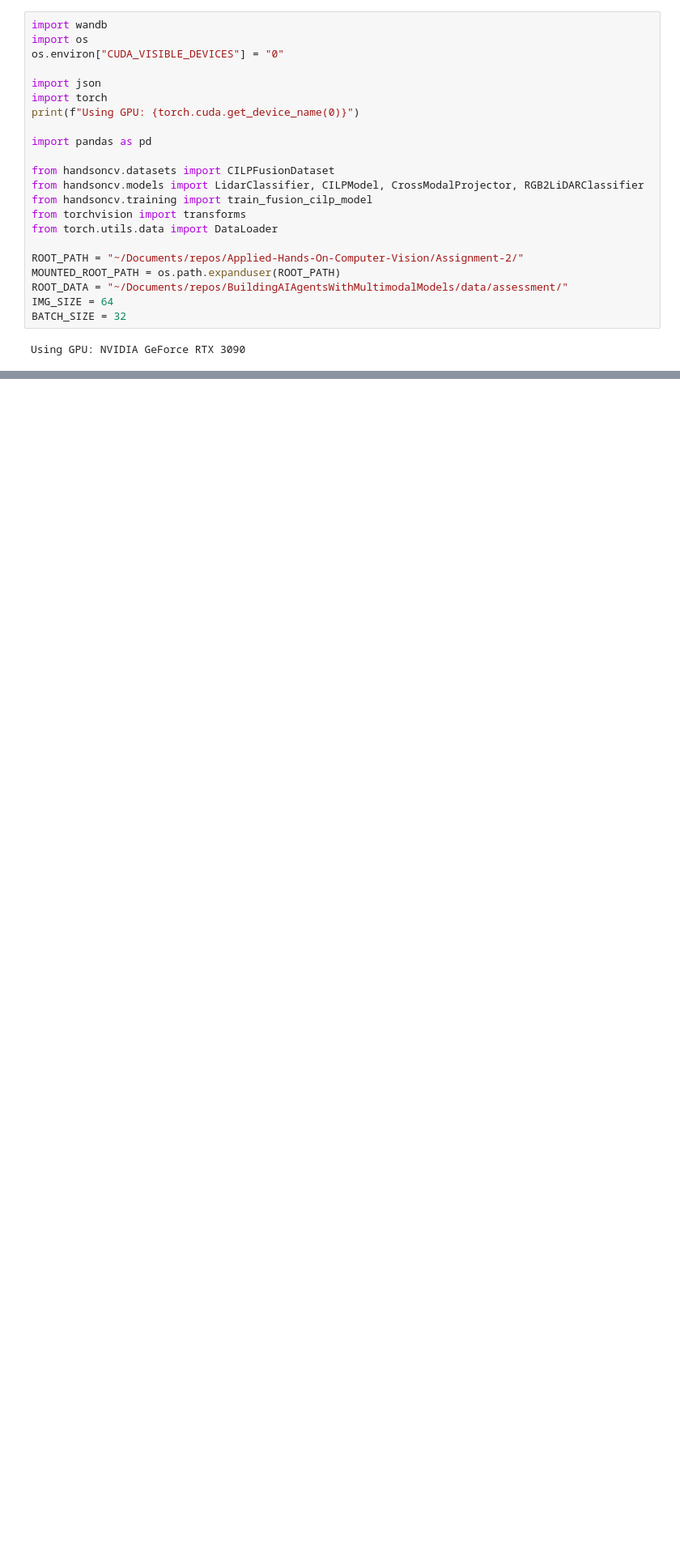
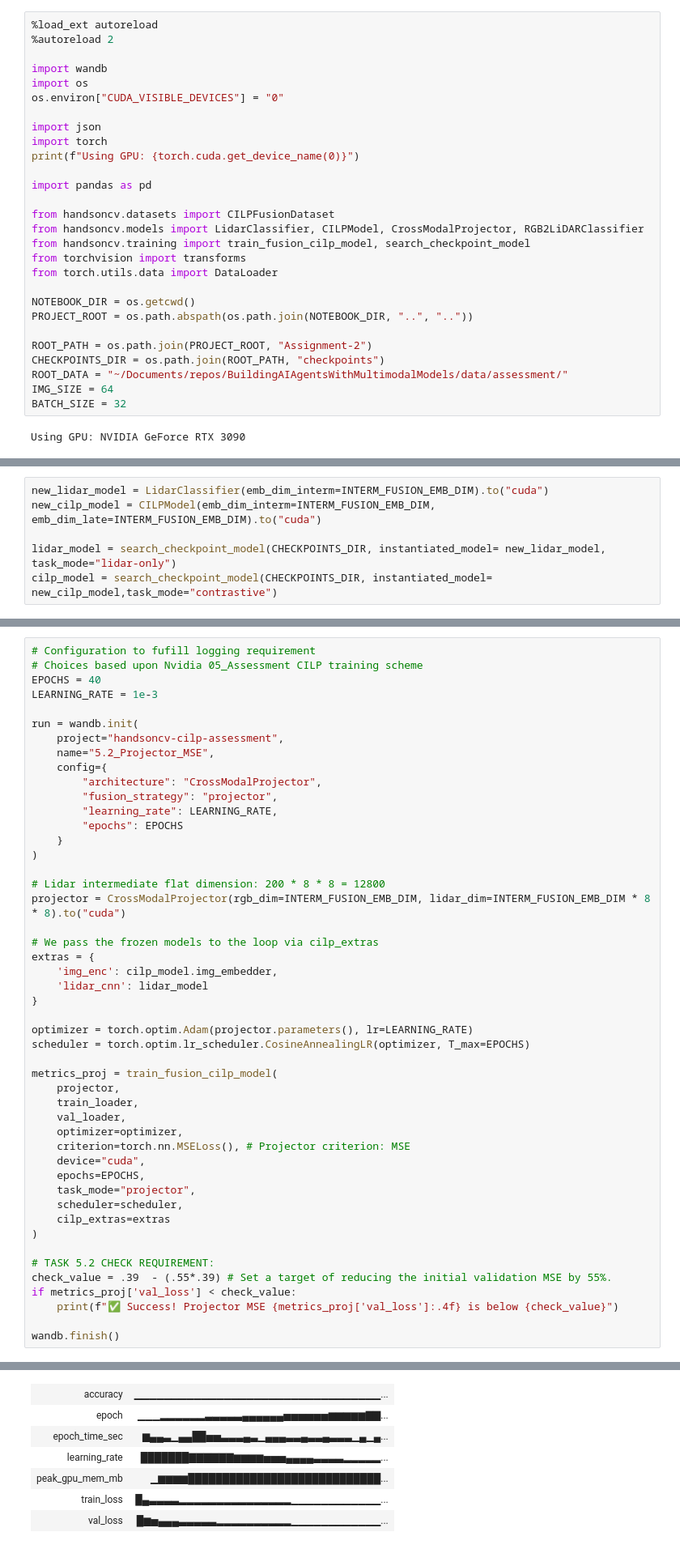
Before and after one commit to Guarinov/applied-hands-on-computer-vision, a Jupyter notebook: Assignment-2/notebooks/04_final_assessment.ipynb, the cells around one changed output, grey strips where cells are left out. Shown at 81% size. Cells and saved outputs as stored; diff of their text form; blank space fills up the shorter version.

```diff
--- a/Assignment-2/notebooks/04_final_assessment.ipynb
+++ b/Assignment-2/notebooks/04_final_assessment.ipynb
@@ -1,4 +1,7 @@
 # %%
+%load_ext autoreload
+%autoreload 2
+
 import wandb
 import os
 os.environ["CUDA_VISIBLE_DEVICES"] = "0"
@@ -11,12 +14,15 @@ import pandas as pd
 
 from handsoncv.datasets import CILPFusionDataset
 from handsoncv.models import LidarClassifier, CILPModel, CrossModalProjector, RGB2LiDARClassifier
-from handsoncv.training import train_fusion_cilp_model
+from handsoncv.training import train_fusion_cilp_model, search_checkpoint_model
 from torchvision import transforms
 from torch.utils.data import DataLoader
 
-ROOT_PATH = "~/Documents/repos/Applied-Hands-On-Computer-Vision/Assignment-2/"
-MOUNTED_ROOT_PATH = os.path.expanduser(ROOT_PATH)
+NOTEBOOK_DIR = os.getcwd()
+PROJECT_ROOT = os.path.abspath(os.path.join(NOTEBOOK_DIR, "..", ".."))
+
+ROOT_PATH = os.path.join(PROJECT_ROOT, "Assignment-2")
+CHECKPOINTS_DIR = os.path.join(ROOT_PATH, "checkpoints")
 ROOT_DATA = "~/Documents/repos/BuildingAIAgentsWithMultimodalModels/data/assessment/"
 IMG_SIZE = 64
 BATCH_SIZE = 32
@@ -222,0 +258,6 @@ Run history:
+# %%
+new_lidar_model = LidarClassifier(emb_dim_interm=INTERM_FUSION_EMB_DIM).to("cuda")
+new_cilp_model = CILPModel(emb_dim_interm=INTERM_FUSION_EMB_DIM, emb_dim_late=INTERM_FUSION_EMB_DIM).to("cuda")
+
+lidar_model = search_checkpoint_model(CHECKPOINTS_DIR, instantiated_model= new_lidar_model, task_mode="lidar-only")
+cilp_model = search_checkpoint_model(CHECKPOINTS_DIR, instantiated_model= new_cilp_model,task_mode="contrastive")
@@ -222,0 +290,49 @@ Run history:
+# %%
+# Configuration to fufill logging requirement
+# Choices based upon Nvidia 05_Assessment CILP training scheme
+EPOCHS = 40
+LEARNING_RATE = 1e-3
+
+run = wandb.init(
+    project="handsoncv-cilp-assessment",
+    name="5.2_Projector_MSE",
+    config={
+        "architecture": "CrossModalProjector",
+        "fusion_strategy": "projector",
+        "learning_rate": LEARNING_RATE,
+        "epochs": EPOCHS
+    }
+)
+
+# Lidar intermediate flat dimension: 200 * 8 * 8 = 12800
+projector = CrossModalProjector(rgb_dim=INTERM_FUSION_EMB_DIM, lidar_dim=INTERM_FUSION_EMB_DIM * 8 * 8).to("cuda")
+
+# We pass the frozen models to the loop via cilp_extras
+extras = {
+    'img_enc': cilp_model.img_embedder,
+    'lidar_cnn': lidar_model
+}
+
+optimizer = torch.optim.Adam(projector.parameters(), lr=LEARNING_RATE)
+scheduler = torch.optim.lr_scheduler.CosineAnnealingLR(optimizer, T_max=EPOCHS)
+
+metrics_proj = train_fusion_cilp_model(
+    projector,
+    train_loader,
+    val_loader,
+    optimizer=optimizer,
+    criterion=torch.nn.MSELoss(), # Projector criterion: MSE
+    device="cuda",
+    epochs=EPOCHS,
+    task_mode="projector",
+    scheduler=scheduler,
+    cilp_extras=extras
+)
+
+# TASK 5.2 CHECK REQUIREMENT:
+check_value = .39  - (.55*.39) # Set a target of reducing the initial validation MSE by 55%.
+if metrics_proj['val_loss'] < check_value:
+    print(f"✅ Success! Projector MSE {metrics_proj['val_loss']:.4f} is below {check_value}")
+
+wandb.finish()
+# %% [output]
@@ -222,0 +365,7 @@ Run history:
+| accuracy | ▁▁▁▁▁▁▁▁▁▁▁▁▁▁▁▁▁▁▁▁▁▁▁▁▁▁▁▁▁▁▁▁▁... |
+| epoch | ▁▁▁▂▂▂▂▂▂▃▃▃▃▃▄▄▄▄▄▄▅▅▅▅▅▅▆▆▆▆▆▇▇... |
+| epoch_time_sec | ▆▄▄▃▁▄▄██▅▅▃▃▃▄▃▁▄▄▄▃▃▄▃▃▄▃▃▃▁▄▁▄... |
+| learning_rate | ███████▇▇▇▇▇▇▆▆▆▆▅▅▅▄▄▄▄▃▃▃▃▂▂▂▂▂... |
+| peak_gpu_mem_mb | ▁▆▆▆▆████████████████████████████... |
+| train_loss | █▄▃▃▃▃▂▂▂▂▂▂▂▂▂▂▂▂▂▂▂▁▁▁▁▁▁▁▁▁▁▁▁... |
+| val_loss | █▆▅▄▄▄▃▃▃▃▃▂▂▂▂▂▂▂▂▂▂▁▁▁▁▁▁▁▁▁▁▁▁... |
```
Also changed, not shown: parts of 14 cells of this notebook, 8 other files.
